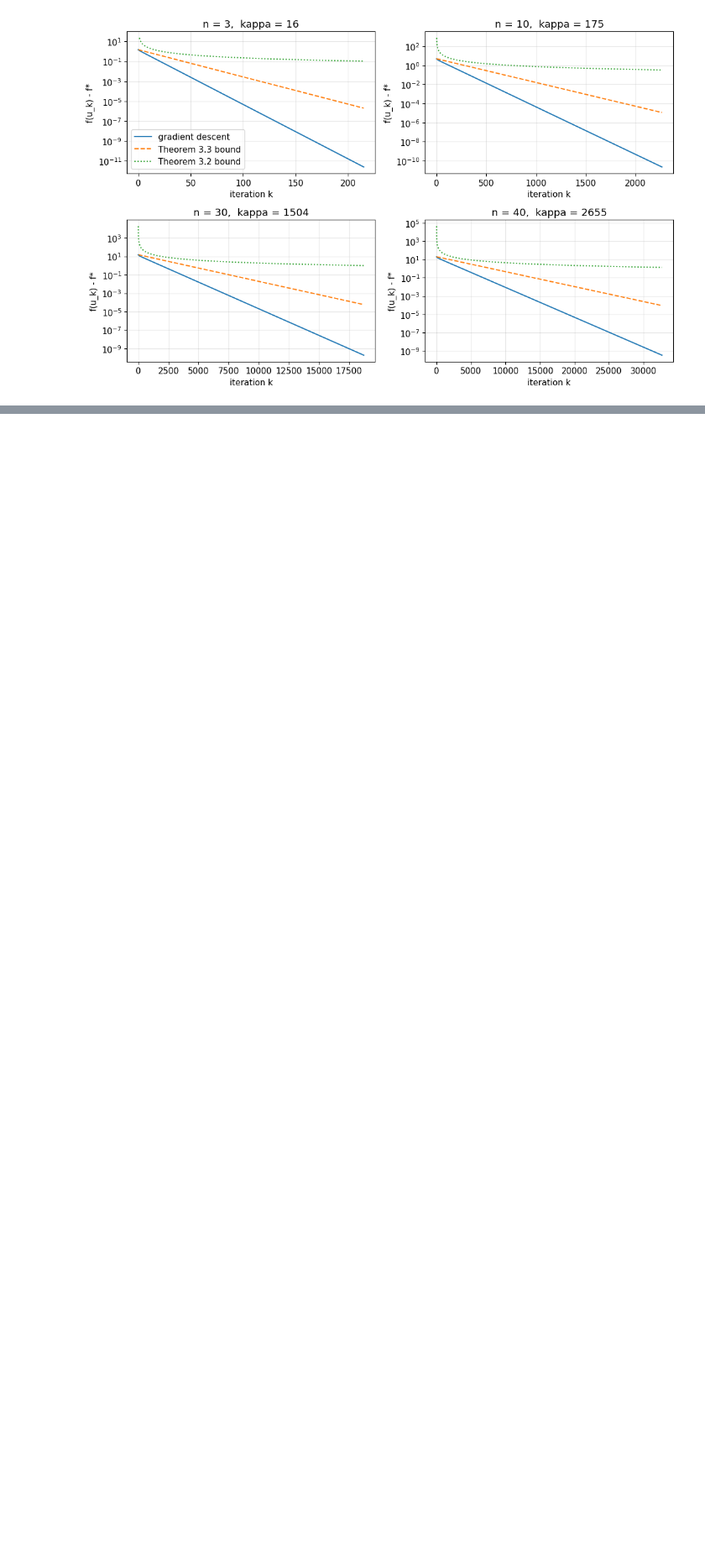
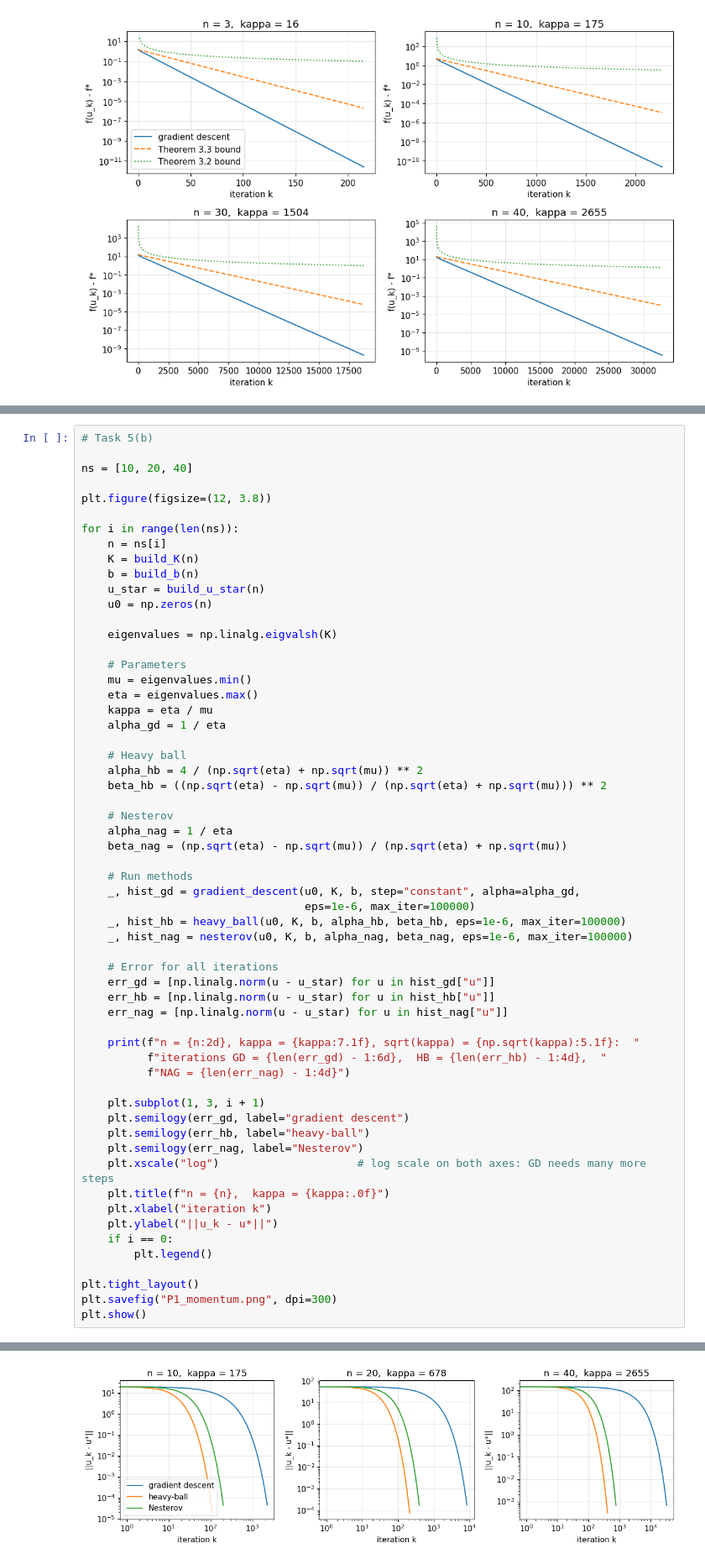
Before and after one commit to Davidd0605/continuous_optimisation, a Jupyter notebook: structural_mechanics.ipynb, the cells around one changed output, grey strips where cells are left out. Shown at 84% size. Saved outputs shown, nothing was run; the diff lists cells and outputs as text; blank space fills up the shorter version.

Commit message:
Task 5

```diff
--- a/structural_mechanics.ipynb
+++ b/structural_mechanics.ipynb
@@ -275,0 +321,60 @@ n = 40:  kappa =  2655.4,  iterations =  32686,  1-1/kappa = 0.99962,  (1-1/kapp
+# %%
+# Task 5(b)
+
+ns = [10, 20, 40]
+
+plt.figure(figsize=(12, 3.8))
+
+for i in range(len(ns)):
+    n = ns[i]
+    K = build_K(n)
+    b = build_b(n)
+    u_star = build_u_star(n)
+    u0 = np.zeros(n)
+
+    eigenvalues = np.linalg.eigvalsh(K)
+
+    # Parameters
+    mu = eigenvalues.min()
+    eta = eigenvalues.max()
+    kappa = eta / mu
+    alpha_gd = 1 / eta
+
+    # Heavy ball
+    alpha_hb = 4 / (np.sqrt(eta) + np.sqrt(mu)) ** 2
+    beta_hb = ((np.sqrt(eta) - np.sqrt(mu)) / (np.sqrt(eta) + np.sqrt(mu))) ** 2
+
+    # Nesterov
+    alpha_nag = 1 / eta
+    beta_nag = (np.sqrt(eta) - np.sqrt(mu)) / (np.sqrt(eta) + np.sqrt(mu))
+
+    # Run methods
+    _, hist_gd = gradient_descent(u0, K, b, step="constant", alpha=alpha_gd,
+                                  eps=1e-6, max_iter=100000)
+    _, hist_hb = heavy_ball(u0, K, b, alpha_hb, beta_hb, eps=1e-6, max_iter=100000)
+    _, hist_nag = nesterov(u0, K, b, alpha_nag, beta_nag, eps=1e-6, max_iter=100000)
+
+    # Error for all iterations
+    err_gd = [np.linalg.norm(u - u_star) for u in hist_gd["u"]]
+    err_hb = [np.linalg.norm(u - u_star) for u in hist_hb["u"]]
+    err_nag = [np.linalg.norm(u - u_star) for u in hist_nag["u"]]
+
+    print(f"n = {n:2d}, kappa = {kappa:7.1f}, sqrt(kappa) = {np.sqrt(kappa):5.1f}:  "
+          f"iterations GD = {len(err_gd) - 1:6d},  HB = {len(err_hb) - 1:4d},  "
+          f"NAG = {len(err_nag) - 1:4d}")
+
+    plt.subplot(1, 3, i + 1)
+    plt.semilogy(err_gd, label="gradient descent")
+    plt.semilogy(err_hb, label="heavy-ball")
+    plt.semilogy(err_nag, label="Nesterov")
+    plt.xscale("log")                     # log scale on both axes: GD needs many more steps
+    plt.title(f"n = {n},  kappa = {kappa:.0f}")
+    plt.xlabel("iteration k")
+    plt.ylabel("||u_k - u*||")
+    if i == 0:
+        plt.legend()
+
+plt.tight_layout()
+plt.savefig("P1_momentum.png", dpi=300)
+plt.show()
+# %% [output]
@@ -275,0 +384 @@ n = 40:  kappa =  2655.4,  iterations =  32686,  1-1/kappa = 0.99962,  (1-1/kapp
+[figure, added]
```
Also changed, not shown: parts of 4 cells of this notebook, 1 other file.
